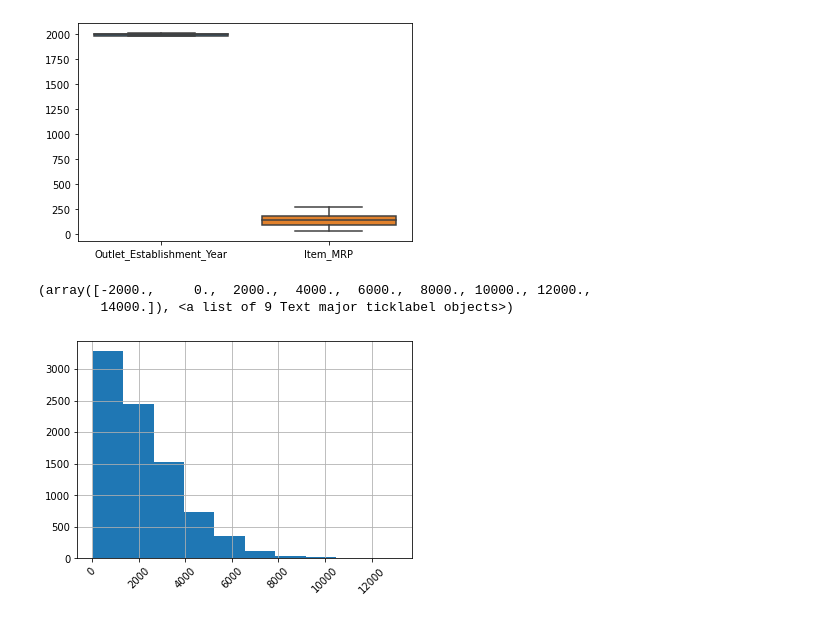
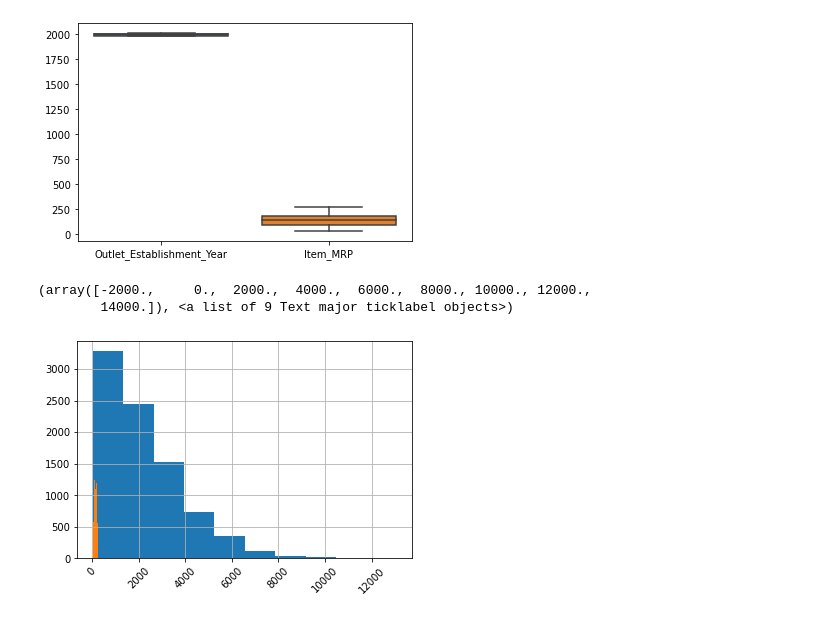
Before and after one commit to AaronRM9416/Food_Sales, a Jupyter notebook: Food_sales_project.ipynb, the cells around one changed output. Drawn from its saved outputs; the diff is of its cells as text; code cells hidden in the pictures.

```diff
--- a/Food_sales_project.ipynb
+++ b/Food_sales_project.ipynb
@@ -274,8 +274,9 @@ sns.boxplot(data= df.loc[:,['Outlet_Establishment_Year', 'Item_MRP']])
 [figure]
 # %%
 df['Item_Outlet_Sales'].hist()
-plt.xticks(rotation = 45)
+df['Item_MRP'].hist()
+plt.xticks(rotation = 45) ##comparing two moderately correlated columns via a histogram
 # %% [output]
 (array([-2000.,     0.,  2000.,  4000.,  6000.,  8000., 10000., 12000.,
         14000.]), <a list of 9 Text major ticklabel objects>)
-[figure, old version]
+[figure, new version]
```
Also changed, not shown: parts of 6 cells of this notebook.
